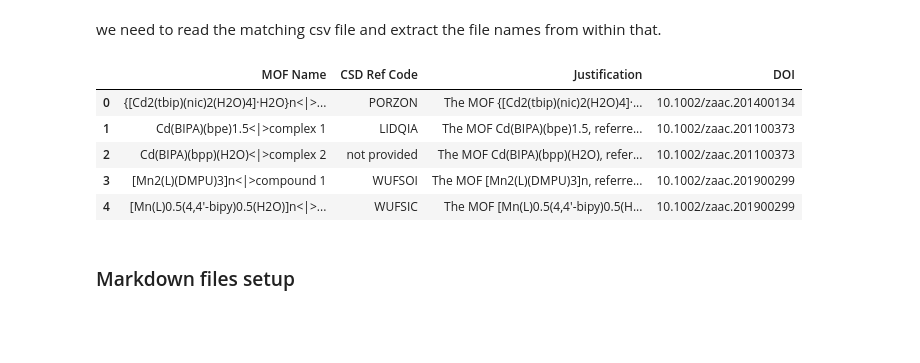
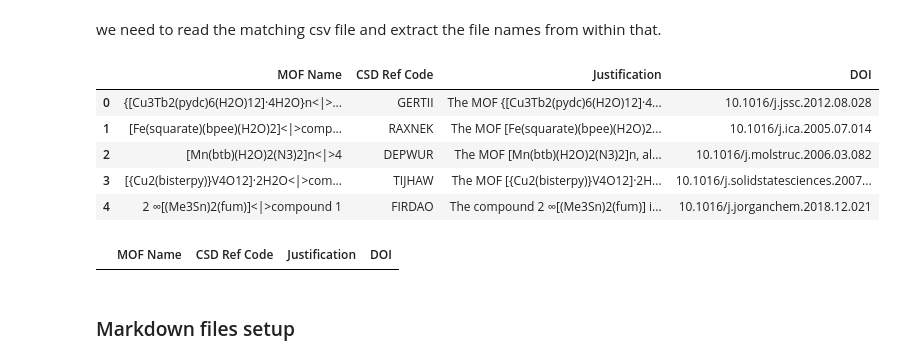
Before and after one commit to AI4ChemS/MOF_ChemUnity, a Jupyter notebook: ChemUnity_Extraction.ipynb, the cells around one changed output. Saved outputs shown, nothing was run; the diff lists cells and outputs as text; code cells hidden in the pictures; blank space fills up the shorter version.

Commit message:
last edits to the notebooks before plotting results

```diff
--- a/ChemUnity_Extraction.ipynb
+++ b/ChemUnity_Extraction.ipynb
@@ -24,15 +24,20 @@ from langchain_openai import ChatOpenAI
 llm = ChatOpenAI(model="gpt-4o", temperature=0.1)
 parser_llm = ChatOpenAI(model="gpt-4o-mini", temperature=0)
 # %%
-mof_names_df = pd.read_csv("/mnt/c/Users/Amro/Desktop/DOI LISTS/Processing Batches - results/Batch 7/matching.csv", skiprows=102+101, header=None, names=["MOF Name", "CSD Ref Code", "Justification", "DOI"])
+mof_names_df = pd.read_csv("/mnt/c/Users/Amro/Desktop/DOI LISTS/Processing Batches - results/Elsevier/filtered_elsevier_data.csv", nrows=1035, skiprows=1035, names=["MOF Name", "CSD Ref Code", "Justification", "DOI"])
 mof_names_df.head()
+mof_names_df.head()
 # %% [output]
 |  | MOF Name | CSD Ref Code | Justification | DOI |
-| 0 | {[Cd2(tbip)(nic)2(H2O)4]·H2O}n<|>... | PORZON | The MOF {[Cd2(tbip)(nic)2(H2O)4]·... | 10.1002/zaac.201400134 |
-| 1 | Cd(BIPA)(bpe)1.5<|>complex 1 | LIDQIA | The MOF Cd(BIPA)(bpe)1.5, referre... | 10.1002/zaac.201100373 |
-| 2 | Cd(BIPA)(bpp)(H2O)<|>complex 2 | not provided | The MOF Cd(BIPA)(bpp)(H2O), refer... | 10.1002/zaac.201100373 |
-| 3 | [Mn2(L)(DMPU)3]n<|>compound 1 | WUFSOI | The MOF [Mn2(L)(DMPU)3]n, referre... | 10.1002/zaac.201900299 |
-| 4 | [Mn(L)0.5(4,4'-bipy)0.5(H2O)]n<|>... | WUFSIC | The MOF [Mn(L)0.5(4,4'-bipy)0.5(H... | 10.1002/zaac.201900299 |
+| 0 | {[Cu3Tb2(pydc)6(H2O)12]·4H2O}n<|>... | GERTII | The MOF {[Cu3Tb2(pydc)6(H2O)12]·4... | 10.1016/j.jssc.2012.08.028 |
+| 1 | [Fe(squarate)(bpee)(H2O)2]<|>comp... | RAXNEK | The MOF [Fe(squarate)(bpee)(H2O)2... | 10.1016/j.ica.2005.07.014 |
+| 2 | [Mn(btb)(H2O)2(N3)2]n<|>4 | DEPWUR | The MOF [Mn(btb)(H2O)2(N3)2]n, al... | 10.1016/j.molstruc.2006.03.082 |
+| 3 | [{Cu2(bisterpy)}V4O12]·2H2O<|>com... | TIJHAW | The MOF [{Cu2(bisterpy)}V4O12]·2H... | 10.1016/j.solidstatesciences.2007... |
+| 4 | 2 ∞[(Me3Sn)2(fum)]<|>compound 1 | FIRDAO | The compound 2 ∞[(Me3Sn)2(fum)] i... | 10.1016/j.jorganchem.2018.12.021 |
+# %%
+mof_names_df[mof_names_df["CSD Ref Code"] == "EGIMEN"]
+# %% [output]
+|  | MOF Name | CSD Ref Code | Justification | DOI |
 # %% [markdown]
 ### Markdown files setup
 # %%
```
Also changed, not shown: parts of 12 cells of this notebook, 1 other file.
